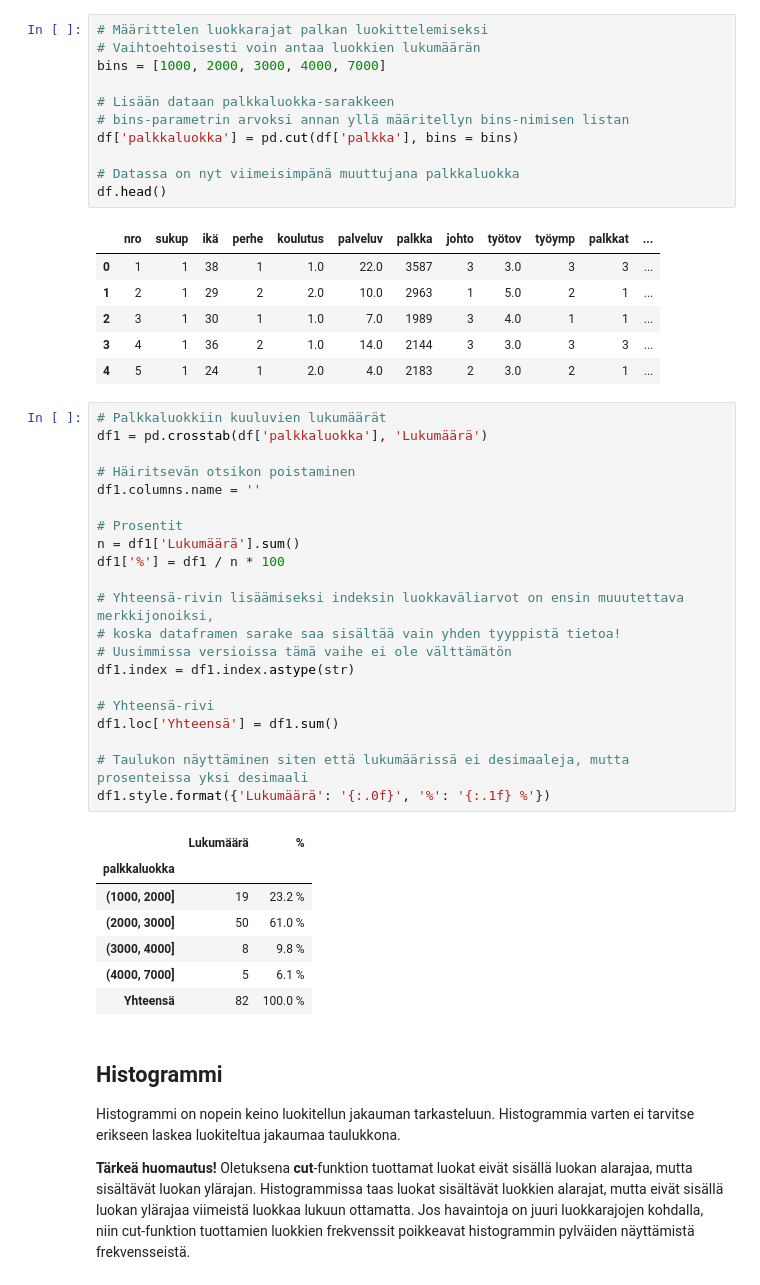
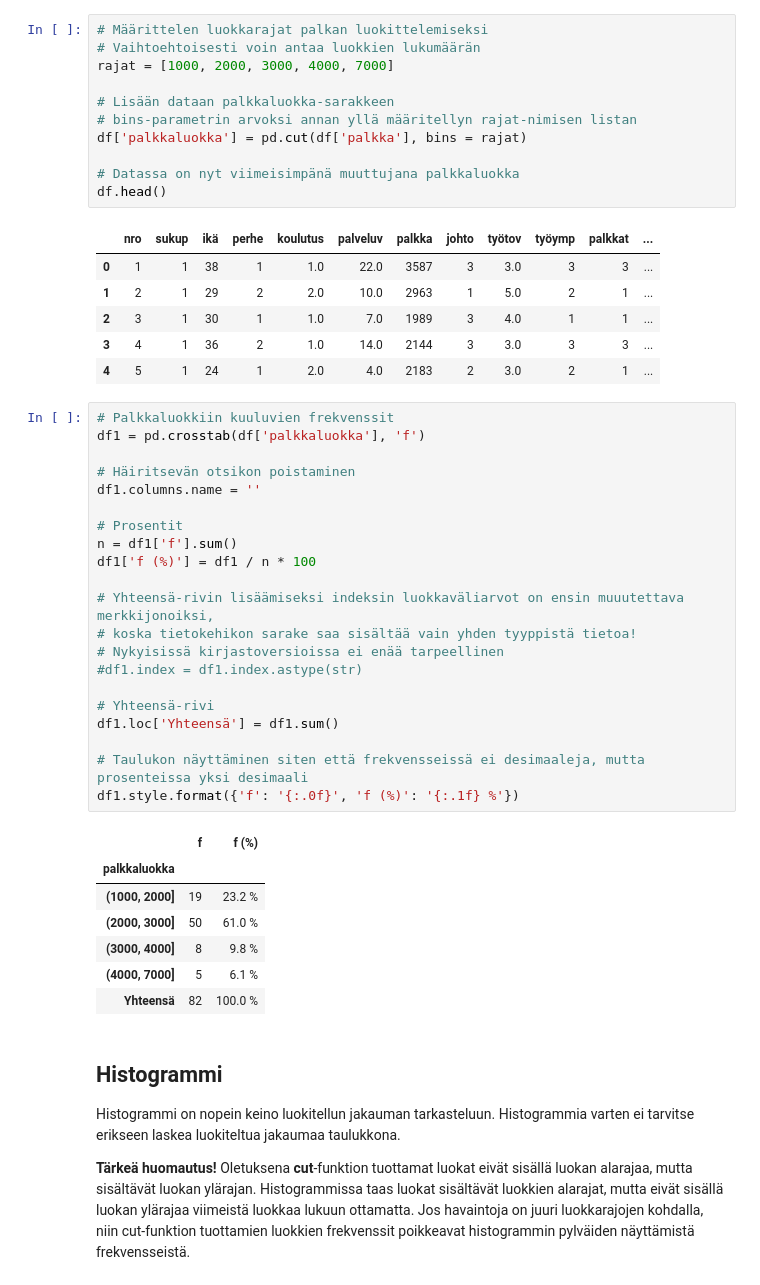
Before and after one commit to taanila/kuvaileva, a Jupyter notebook: luokiteltu_jakauma.ipynb, the cells around one changed output. Saved outputs shown, nothing was run; the diff lists cells and outputs as text.

```diff
--- a/luokiteltu_jakauma.ipynb
+++ b/luokiteltu_jakauma.ipynb
@@ -26,11 +30,11 @@ df.head()
 # %%
 # Määrittelen luokkarajat palkan luokittelemiseksi
 # Vaihtoehtoisesti voin antaa luokkien lukumäärän
-bins = [1000, 2000, 3000, 4000, 7000]
+rajat = [1000, 2000, 3000, 4000, 7000]
 
 # Lisään dataan palkkaluokka-sarakkeen
-# bins-parametrin arvoksi annan yllä määritellyn bins-nimisen listan
-df['palkkaluokka'] = pd.cut(df['palkka'], bins = bins)
+# bins-parametrin arvoksi annan yllä määritellyn rajat-nimisen listan
+df['palkkaluokka'] = pd.cut(df['palkka'], bins = rajat)
 
 # Datassa on nyt viimeisimpänä muuttujana palkkaluokka
 df.head()
@@ -42,28 +46,28 @@ df.head()
 | 3 | 4 | 1 | 36 | 2 | 1.0 | 14.0 | 2144 | 3 | 3.0 | 3 | 3 | ... |
 | 4 | 5 | 1 | 24 | 1 | 2.0 | 4.0 | 2183 | 2 | 3.0 | 2 | 1 | ... |
 # %%
-# Palkkaluokkiin kuuluvien lukumäärät
-df1 = pd.crosstab(df['palkkaluokka'], 'Lukumäärä')
+# Palkkaluokkiin kuuluvien frekvenssit
+df1 = pd.crosstab(df['palkkaluokka'], 'f')
 
 # Häiritsevän otsikon poistaminen
 df1.columns.name = ''
 
 # Prosentit
-n = df1['Lukumäärä'].sum()
-df1['%'] = df1 / n * 100
+n = df1['f'].sum()
+df1['f (%)'] = df1 / n * 100
 
 # Yhteensä-rivin lisäämiseksi indeksin luokkaväliarvot on ensin muuutettava merkkijonoiksi,
-# koska dataframen sarake saa sisältää vain yhden tyyppistä tietoa!
-# Uusimmissa versioissa tämä vaihe ei ole välttämätön
-df1.index = df1.index.astype(str)
+# koska tietokehikon sarake saa sisältää vain yhden tyyppistä tietoa!
+# Nykyisissä kirjastoversioissa ei enää tarpeellinen
+#df1.index = df1.index.astype(str)
 
 # Yhteensä-rivi
 df1.loc['Yhteensä'] = df1.sum()
 
-# Taulukon näyttäminen siten että lukumäärissä ei desimaaleja, mutta prosenteissa yksi desimaali
-df1.style.format({'Lukumäärä': '{:.0f}', '%': '{:.1f} %'})
+# Taulukon näyttäminen siten että frekvensseissä ei desimaaleja, mutta prosenteissa yksi desimaali
+df1.style.format({'f': '{:.0f}', 'f (%)': '{:.1f} %'})
 # %% [output]
-|  | Lukumäärä | % |
+|  | f | f (%) |
 | palkkaluokka |  |  |
 | (1000, 2000] | 19 | 23.2 % |
 | (2000, 3000] | 50 | 61.0 % |
```
Also changed, not shown: parts of 7 cells of this notebook.
